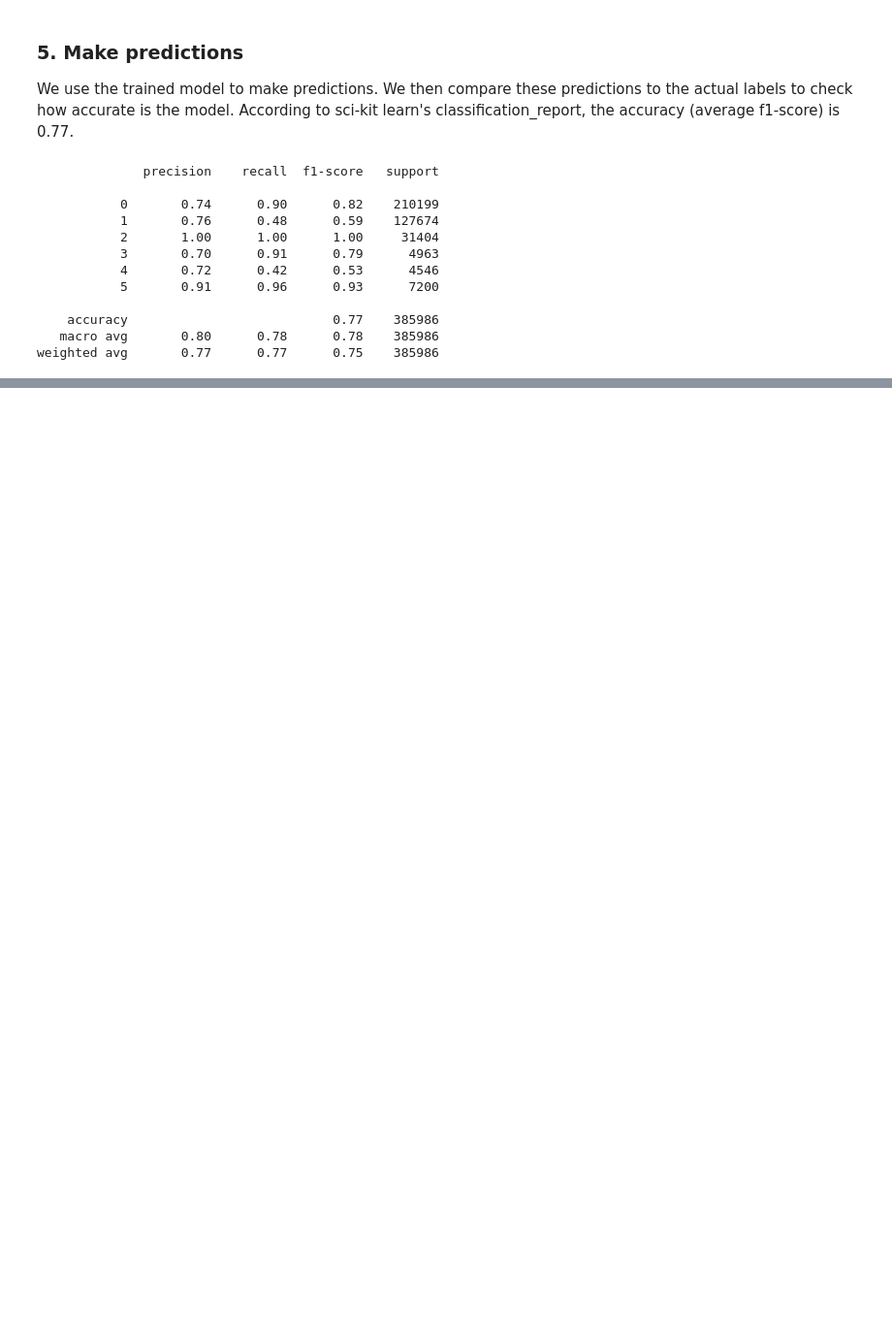
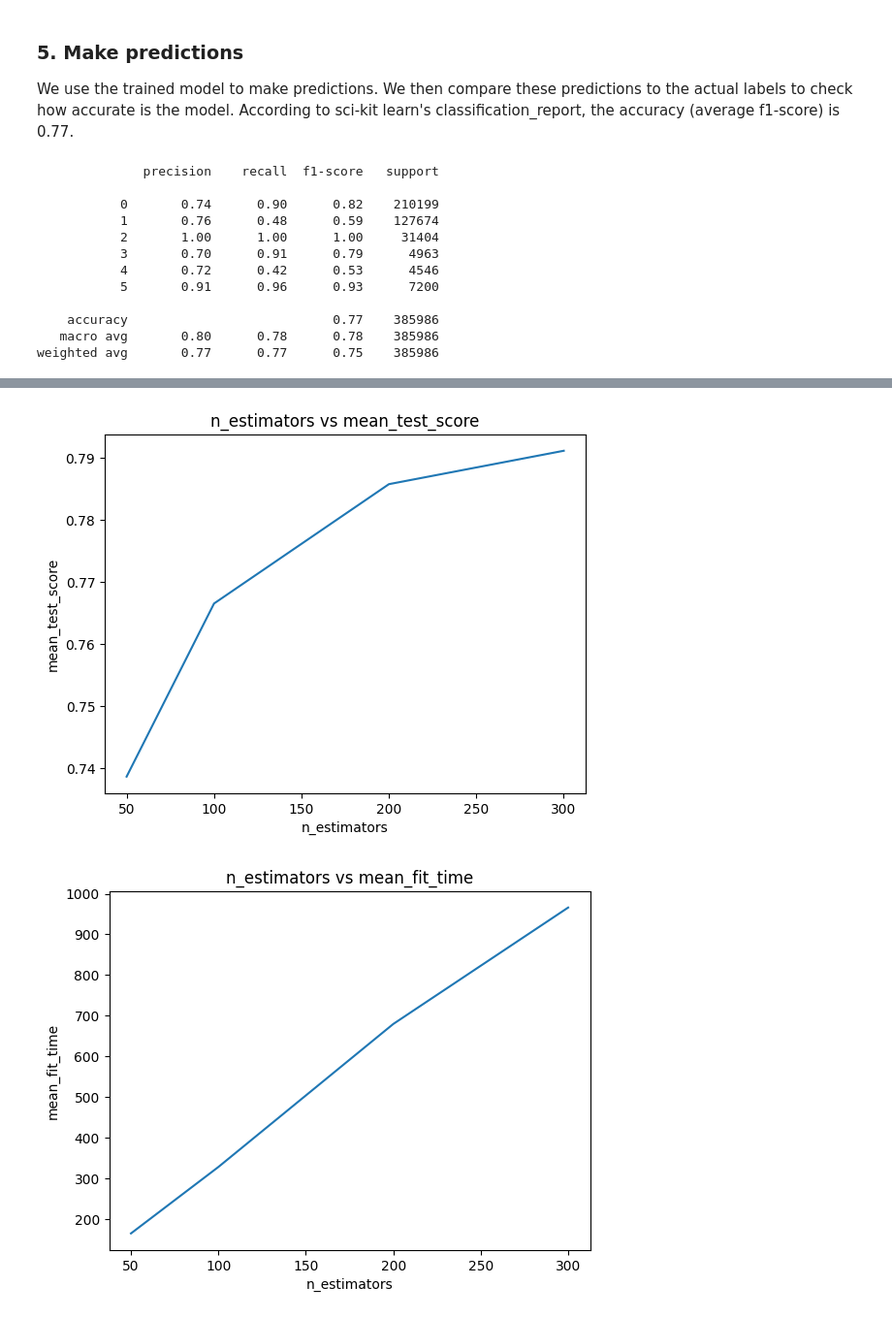
Before and after one commit to nkinesis/soen471-project, a Jupyter notebook: boosted_tree.ipynb, the cells around one changed output, grey strips where cells are left out. Shown: that part at 97% size. Drawn from its saved outputs; the diff is of its cells as text; code cells hidden in the pictures; blank space fills up the shorter version.

Commit message:
add performance analysis results to boosted tree

```diff
--- a/boosted_tree.ipynb
+++ b/boosted_tree.ipynb
@@ -96 +107,35 @@ NotFittedError: This GridSearchCV instance is not fitted yet. Call 'fit' with ap
+# %%
+def getHyperRankPair(rank):
+    posOfRank = ranks.index(rank)
+    return results["param_n_estimators"][posOfRank]
+
+def getStatForRank(results, ranks, rank, stat):
+    posOfRank = ranks.index(rank)
+    return results[stat][posOfRank]
+
+def drawChart(title, xaxis, yaxis, xlabel, ylabel):
+    plt.plot(xaxis, yaxis)
+    plt.title(title)
+    plt.xlabel(xlabel)
+    plt.ylabel(ylabel)
+    plt.show()
+
+n_estims_rank = [50, 100, 200, 300]
+file = open('test_results/gridsearchcv_results.json')
+results = json.load(file)
+ranks = results['rank_test_score']
+
+all_pairs = {}
+axis_mean_fit_time = []
+axis_mean_test_score = []
+for i in range(1, 5):
+    all_pairs[i] = getHyperRankPair(i)
+    axis_mean_fit_time.append(getStatForRank(results, ranks, i, "mean_fit_time"))
+    axis_mean_test_score.append(getStatForRank(results, ranks, i, "mean_test_score"))
+
+drawChart('n_estimators vs mean_test_score', list(all_pairs.values()), axis_mean_test_score, 'n_estimators', 'mean_test_score')
+drawChart('n_estimators vs mean_fit_time', list(all_pairs.values()), axis_mean_fit_time, 'n_estimators', 'mean_fit_time')
+# %% [output]
+[figure, added]
+[figure, added]
 # %% [markdown]
```
Also changed, not shown: parts of 12 cells of this notebook, 2 other files.
